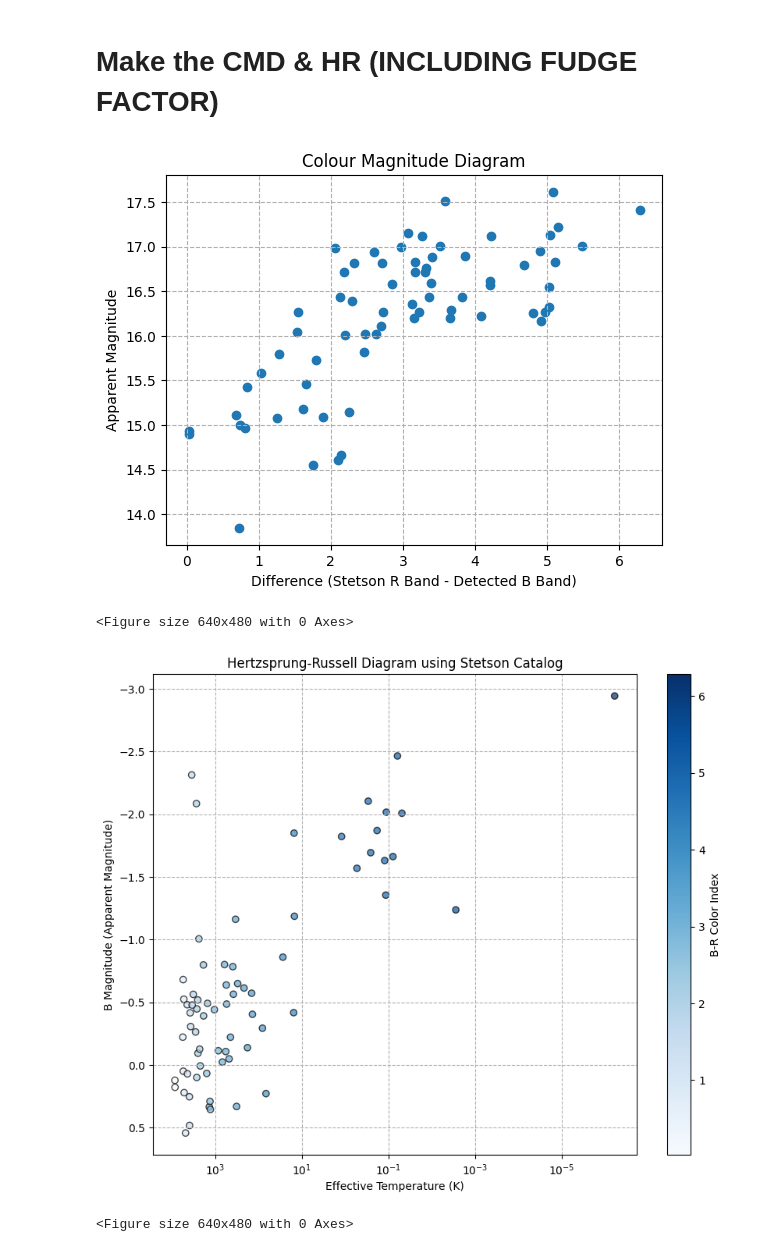
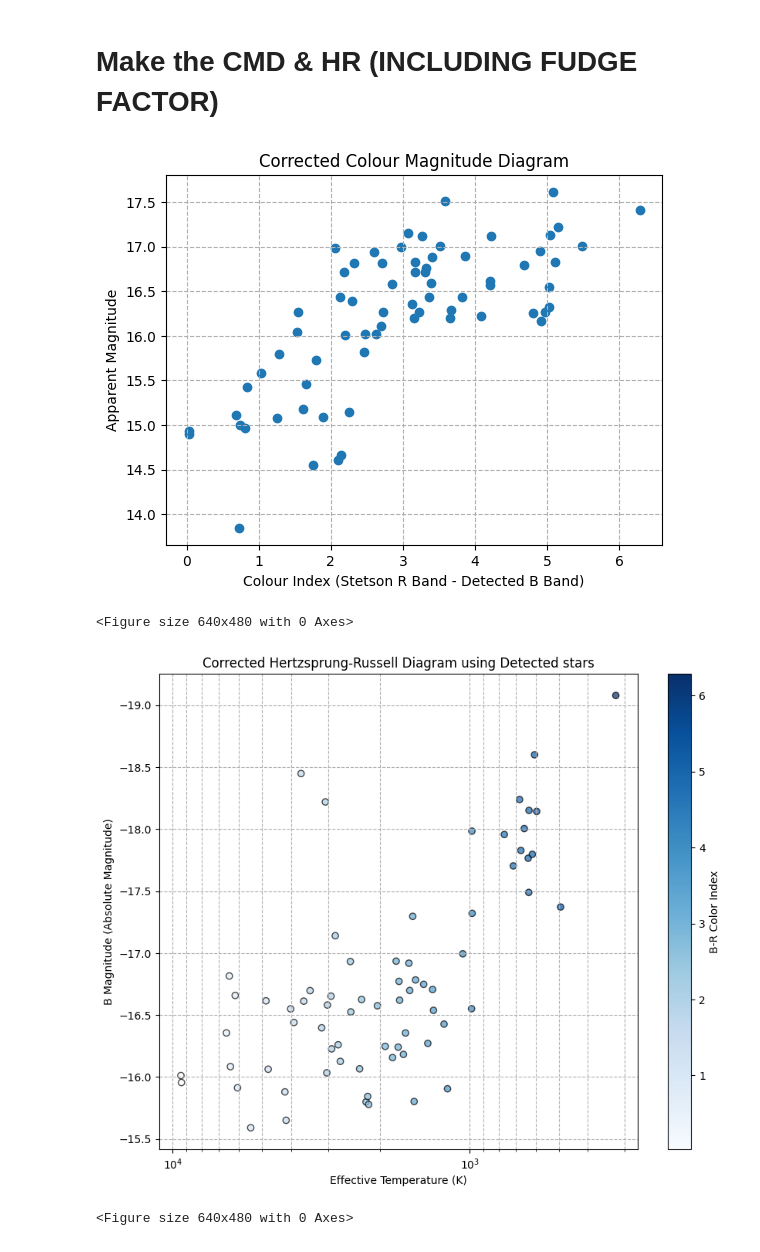
Before and after one commit to TheRealCass/Observing-M13, a Jupyter notebook: pipeline stage 2.ipynb, the cells around one changed output. Cells and saved outputs as stored; diff of their text form; code cells hidden in the pictures.

```diff
--- a/pipeline stage 2.ipynb
+++ b/pipeline stage 2.ipynb
@@ -197,13 +214,17 @@ catalog_matches = coordinates_stetson[idx[sep_constraint]]
 detected_stars['coords'] = coordinates_detected
 # %% [markdown]
 # Define a function to convert B-R magnitude values to effective Tempurature
-# %%
-
-# Define the empirical relation to convert B-R to temperature (in Kelvin)
-def b_r_to_temp(b_r):
-    log_temp = 3.939 - 0.395 * b_r + 0.208 * (b_r ** 2) - 0.064 * (b_r ** 3)
-    temp = 10 ** log_temp
-    return temp
+# %%
+def b_r_to_temp(b_r):
+   log_temp = 3.979 - 0.234 * b_r
+   temp = 10 ** log_temp
+   return temp
+
+def apparent_to_absolute_magnitude(apparent_mag, distance_parsecs=16863):
+   # Distance modulus formula: M = m - 5 * log10(d / 10)
+   distance_modulus = 5 * np.log10(distance_parsecs) - 5
+   absolute_mag = apparent_mag - distance_modulus
+   return absolute_mag
 # %% [markdown]
 # Make the CMD & HR
 # %%
@@ -360,46 +381,46 @@ fudge_factor = 16 * np.std(detected_and_matched_stars_mag)
 difference = stetson_and_matched_stars_r_band - (detected_and_matched_stars_mag + fudge_factor)
 
 plt.scatter(difference, apparent_mag)
-plt.xlabel('Difference (Stetson R Band - Detected B Band)')
+plt.xlabel('Colour Index (Stetson R Band - Detected B Band)')
 plt.ylabel('Apparent Magnitude')
-plt.title('Colour Magnitude Diagram')
+plt.title('Corrected Colour Magnitude Diagram')
 plt.grid(True, which="both", ls="--")  # Grid for both major and minor ticks
 plt.savefig(DIRECTORY + "CMD w fudge factor.png")
 plt.show()
 plt.clf()
 
 
 
 ################ HR Diagram #############################################
 # Calculate effective temperatures
 efective_temp = b_r_to_temp(difference)
-
+abs_mag = apparent_to_absolute_magnitude(detected_and_matched_stars_mag)
 # Normalize the B-R values for intensity mapping
 norm = mcolors.Normalize(vmin = min(difference), vmax = max(difference))
 cmap = plt.get_cmap('Blues')
 
 # Create the HR diagram with color intensity based on B-R values
 plt.figure(figsize=(10, 8))
 colors = cmap(norm(difference))
-sc = plt.scatter(efective_temp, detected_and_matched_stars_mag, color = colors, edgecolors = 'k', alpha = 0.7)
+sc = plt.scatter(efective_temp, abs_mag , color = colors, edgecolors = 'k', alpha = 0.7)
 plt.xscale('log')  # Use logarithmic scale for the x-axis
 plt.gca().invert_xaxis()  # Invert x-axis for HR diagram
 plt.gca().invert_yaxis()  # Invert y-axis to have brighter stars at the top
 plt.xlabel('Effective Temperature (K)')
-plt.ylabel('B Magnitude (Apparent Magnitude)')
-plt.title('Hertzsprung-Russell Diagram using Stetson Catalog')
+plt.ylabel('B Magnitude (Absolute Magnitude)')
+plt.title('Corrected Hertzsprung-Russell Diagram using Detected stars')
 plt.grid(True, which="both", ls="--")  # Grid for both major and minor ticks
 
 # Add color bar
 sm = plt.cm.ScalarMappable(cmap=cmap, norm=norm)
 sm.set_array([])
 plt.colorbar(sm, label='B-R Color Index', ax=plt.gca())
 
 plt.savefig(DIRECTORY + "HR Diagram w fudge factor.png")
 plt.show()
 plt.clf()
 # %% [output]
-[figure, old version]
+[figure, new version]
 <Figure size 640x480 with 0 Axes>
-[figure, old version]
+[figure, new version]
 <Figure size 640x480 with 0 Axes>
```
Also changed, not shown: parts of 9 cells of this notebook, 19 other files.
